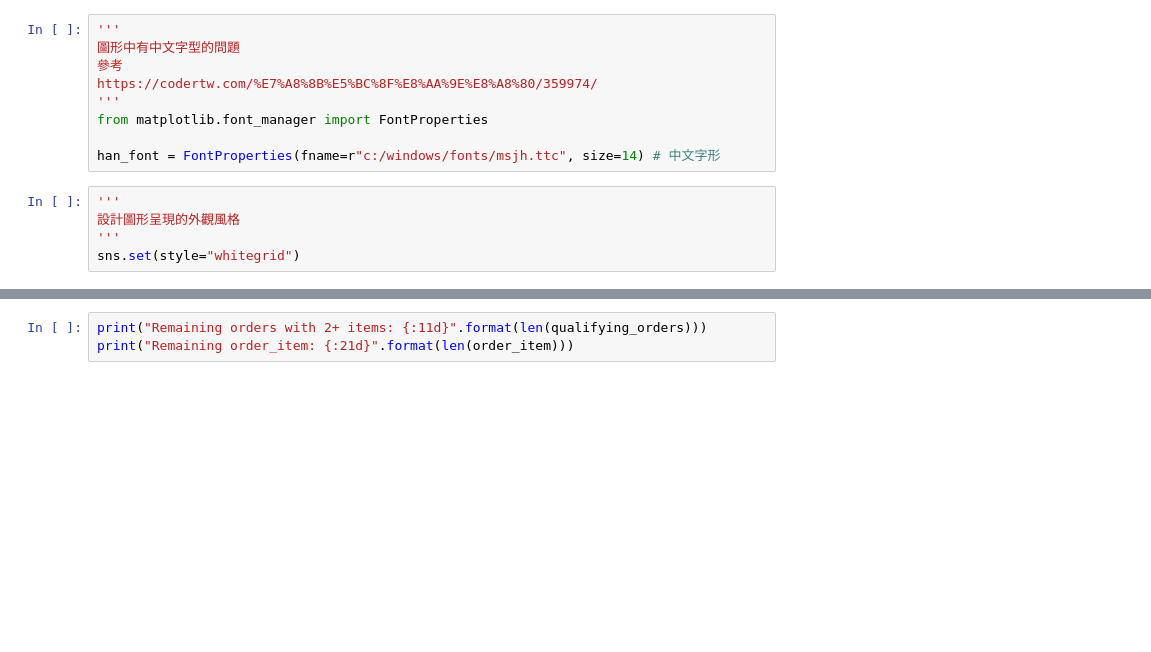
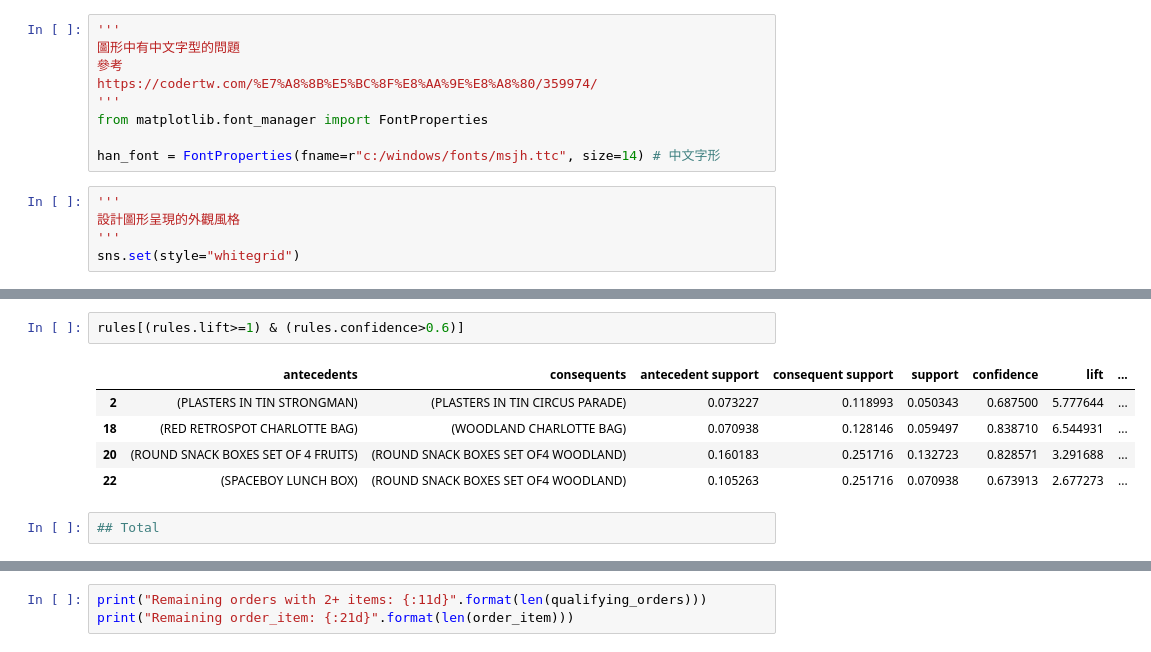
Before and after one commit to sungchien/ecommerce, a Jupyter notebook: 14-market-basket-analysis.ipynb, the cells around one changed output, grey strips where cells are left out. Drawn from its saved outputs; the diff is of its cells as text; blank space fills up the shorter version.

```diff
--- a/14-market-basket-analysis.ipynb
+++ b/14-market-basket-analysis.ipynb
@@ -125,0 +194,10 @@ order_products  = order_products[order_products.index.isin(qualifying_orders)]
+# %%
+rules[(rules.lift>=1) & (rules.confidence>0.6)]
+# %% [output]
+|  | antecedents | consequents | antecedent support | consequent support | support | confidence | lift | ... |
+| 2 | (PLASTERS IN TIN STRONGMAN) | (PLASTERS IN TIN CIRCUS PARADE) | 0.073227 | 0.118993 | 0.050343 | 0.687500 | 5.777644 | ... |
+| 18 | (RED RETROSPOT CHARLOTTE BAG) | (WOODLAND CHARLOTTE BAG) | 0.070938 | 0.128146 | 0.059497 | 0.838710 | 6.544931 | ... |
+| 20 | (ROUND SNACK BOXES SET OF 4 FRUITS) | (ROUND SNACK BOXES SET OF4 WOODLAND) | 0.160183 | 0.251716 | 0.132723 | 0.828571 | 3.291688 | ... |
+| 22 | (SPACEBOY LUNCH BOX) | (ROUND SNACK BOXES SET OF4 WOODLAND) | 0.105263 | 0.251716 | 0.070938 | 0.673913 | 2.677273 | ... |
+# %%
+## Total
```
Also changed, not shown: parts of 68 cells of this notebook, 2 other files.
